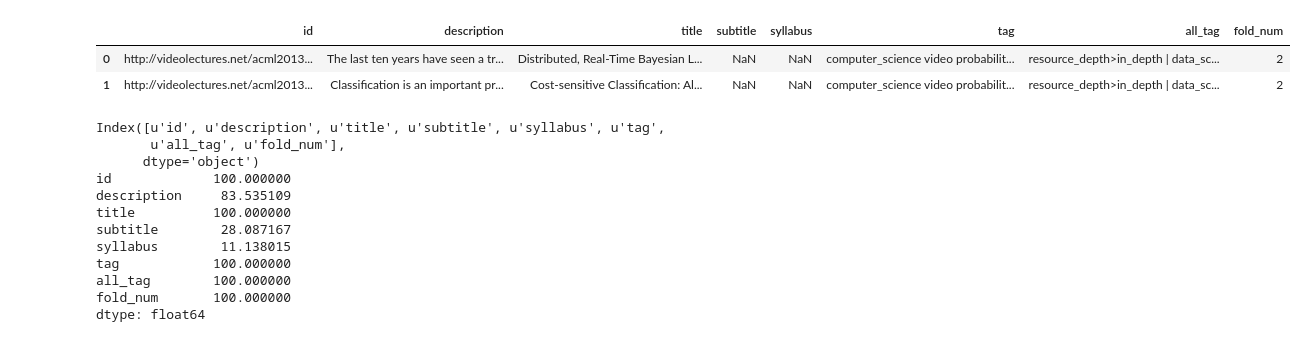
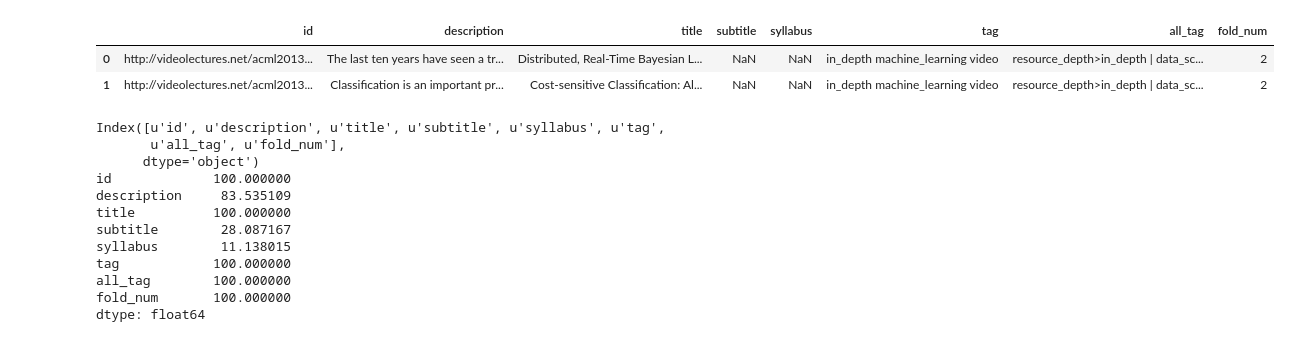
Before and after one commit to priyambj/erudite-py, a Jupyter notebook: notebooks/tagging/NMF CLF LogReg.ipynb, the cells around one changed output. Drawn from its saved outputs; the diff is of its cells as text; code cells hidden in the pictures.

```diff
--- a/notebooks/tagging/NMF CLF LogReg.ipynb
+++ b/notebooks/tagging/NMF CLF LogReg.ipynb
@@ -7,16 +10,16 @@ Loading BokehJS ...
 # %%
 df = pd.read_csv('../data/auto_tagging_training_testing_confirmed_tags_2016_09_06.csv')
 df['tag'] = df['tag'].apply(lambda x: ' '.join(x.split(' | '))) # exact tags
-df['tag'] = df['all_tag'].apply(lambda x: ' '.join(set([j for i in map(lambda y: y.split('>')[1:],
-                                                                       x.split(' | ')) for j in i]))) # full tags
+#df['tag'] = df['all_tag'].apply(lambda x: ' '.join(set([j for i in map(lambda y: y.split('>')[1:],
+#                                                                       x.split(' | ')) for j in i]))) # full tags
 display(df.head(2))
 
 print(df.columns)
 print(df.count()/len(df)*100)
 # %% [output]
 |  | id | description | title | subtitle | syllabus | tag | all_tag | fold_num |
-| 0 | http://videolectures.net/acml2013... | The last ten years have seen a tr... | Distributed, Real-Time Bayesian L... | NaN | NaN | computer_science video probabilit... | resource_depth>in_depth | data_sc... | 2 |
-| 1 | http://videolectures.net/acml2013... | Classification is an important pr... | Cost-sensitive Classification: Al... | NaN | NaN | computer_science video probabilit... | resource_depth>in_depth | data_sc... | 2 |
+| 0 | http://videolectures.net/acml2013... | The last ten years have seen a tr... | Distributed, Real-Time Bayesian L... | NaN | NaN | in_depth machine_learning video | resource_depth>in_depth | data_sc... | 2 |
+| 1 | http://videolectures.net/acml2013... | Classification is an important pr... | Cost-sensitive Classification: Al... | NaN | NaN | in_depth machine_learning video | resource_depth>in_depth | data_sc... | 2 |
 Index([u'id', u'description', u'title', u'subtitle', u'syllabus', u'tag',
        u'all_tag', u'fold_num'],
       dtype='object')
```
Also changed, not shown: parts of 6 cells of this notebook, 5 other files.
